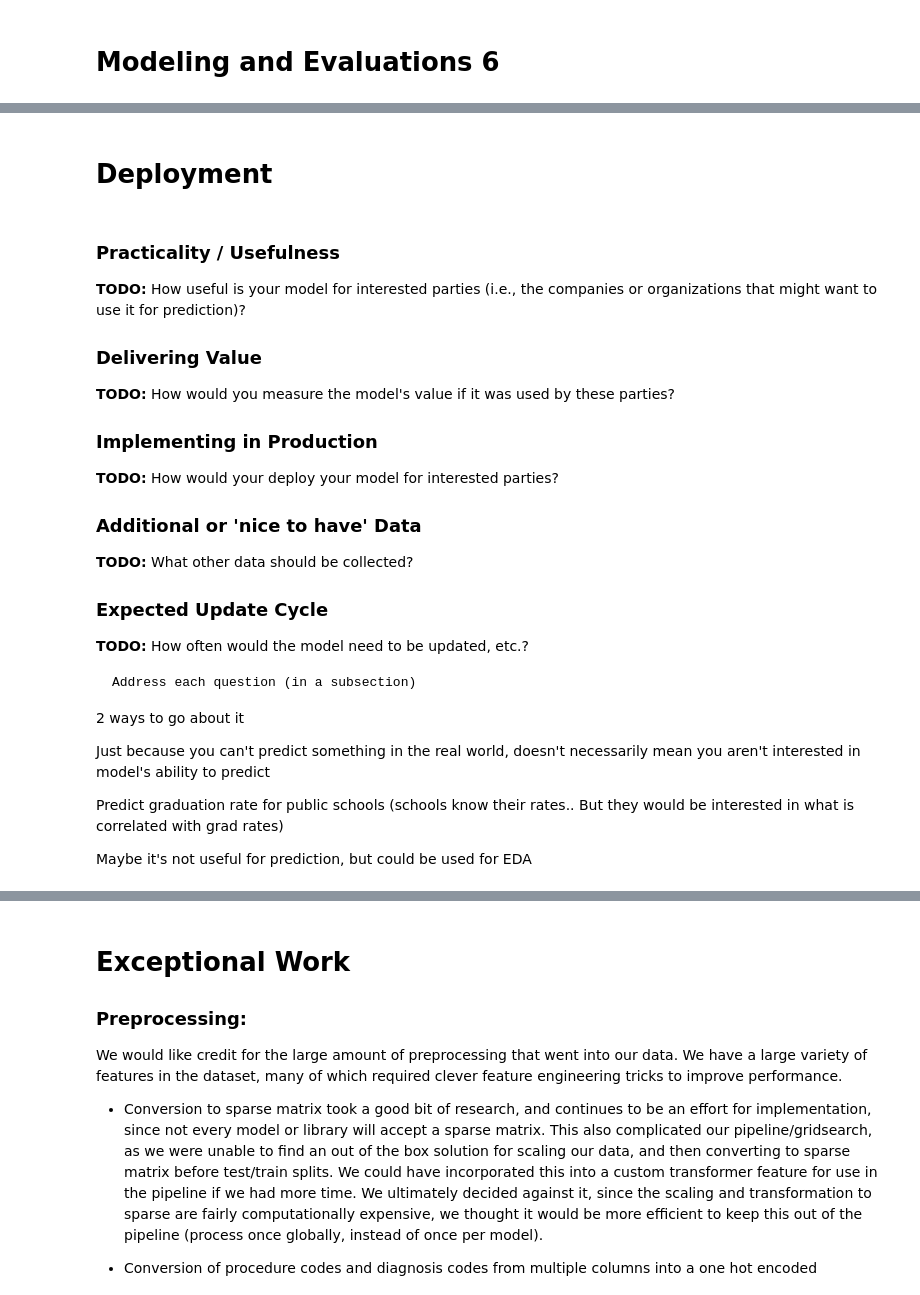
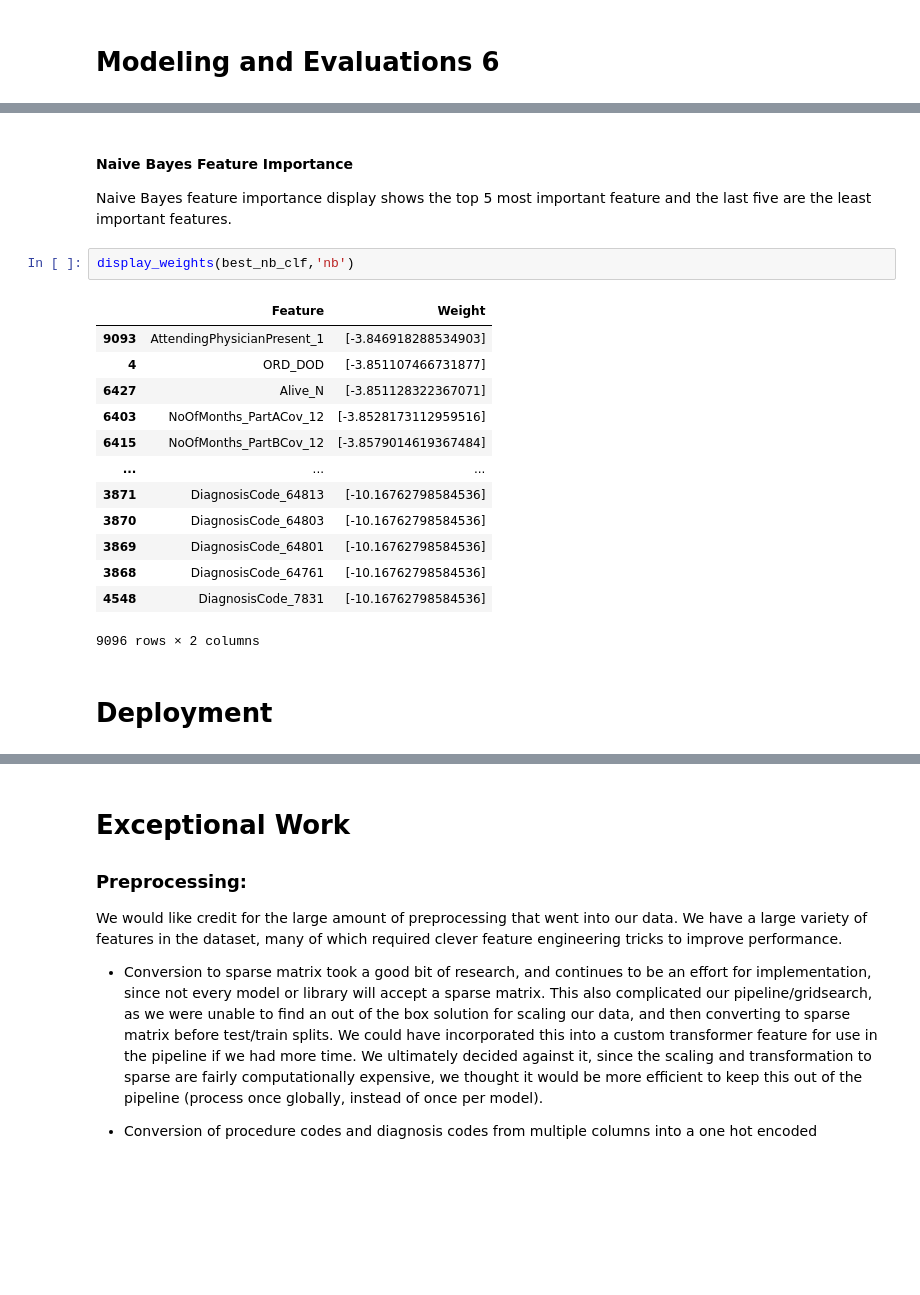
Before and after one commit to sachinac/ML7331, a Jupyter notebook: msds_7331_lab_2_v01.ipynb, the cells around one changed output, grey strips where cells are left out. Cells and saved outputs as stored; diff of their text form; blank space fills up the shorter version.

```diff
--- a/msds_7331_lab_2_v01.ipynb
+++ b/msds_7331_lab_2_v01.ipynb
@@ -1658,28 +1731,22 @@ Use some other type of feature eval technique (mlextend library has multiple opt
+# %% [markdown]
+#### **Naive Bayes Feature Importance**
+
+Naive Bayes feature importance display shows the top 5 most important feature and the last five are the least important features.
+# %%
+display_weights(best_nb_clf,'nb')
+# %% [output]
+|  | Feature | Weight |
+| 9093 | AttendingPhysicianPresent_1 | [-3.846918288534903] |
+| 4 | ORD_DOD | [-3.851107466731877] |
+| 6427 | Alive_N | [-3.851128322367071] |
+| 6403 | NoOfMonths_PartACov_12 | [-3.8528173112959516] |
+| 6415 | NoOfMonths_PartBCov_12 | [-3.8579014619367484] |
+| ... | ... | ... |
+| 3871 | DiagnosisCode_64813 | [-10.16762798584536] |
+| 3870 | DiagnosisCode_64803 | [-10.16762798584536] |
+| 3869 | DiagnosisCode_64801 | [-10.16762798584536] |
+| 3868 | DiagnosisCode_64761 | [-10.16762798584536] |
+| 4548 | DiagnosisCode_7831 | [-10.16762798584536] |
+9096 rows × 2 columns
 # %% [markdown]
 # **Deployment**
-# %% [markdown]
-### Practicality / Usefulness
-__TODO:__ How useful is your model for interested parties (i.e., the companies or organizations that might want to use it for prediction)?
-
-### Delivering Value
-__TODO:__ How would you measure the model's value if it was used by these parties?
-
-### Implementing in Production
-__TODO:__ How would your deploy your model for interested parties?
-
-### Additional or 'nice to have' Data
-__TODO:__ What other data should be collected?
-
-### Expected Update Cycle
-__TODO:__ How often would the model need to be updated, etc.?
-
-
-    Address each question (in a subsection)
-
-2 ways to go about it
-
-Just because you can't predict something in the real world, doesn't necessarily mean you aren't interested in model's ability to predict
-
-Predict graduation rate for public schools (schools know their rates.. But they would be interested in what is correlated with grad rates)
-
-Maybe it's not useful for prediction, but could be used for EDA
```
Also changed, not shown: parts of 53 cells of this notebook.
